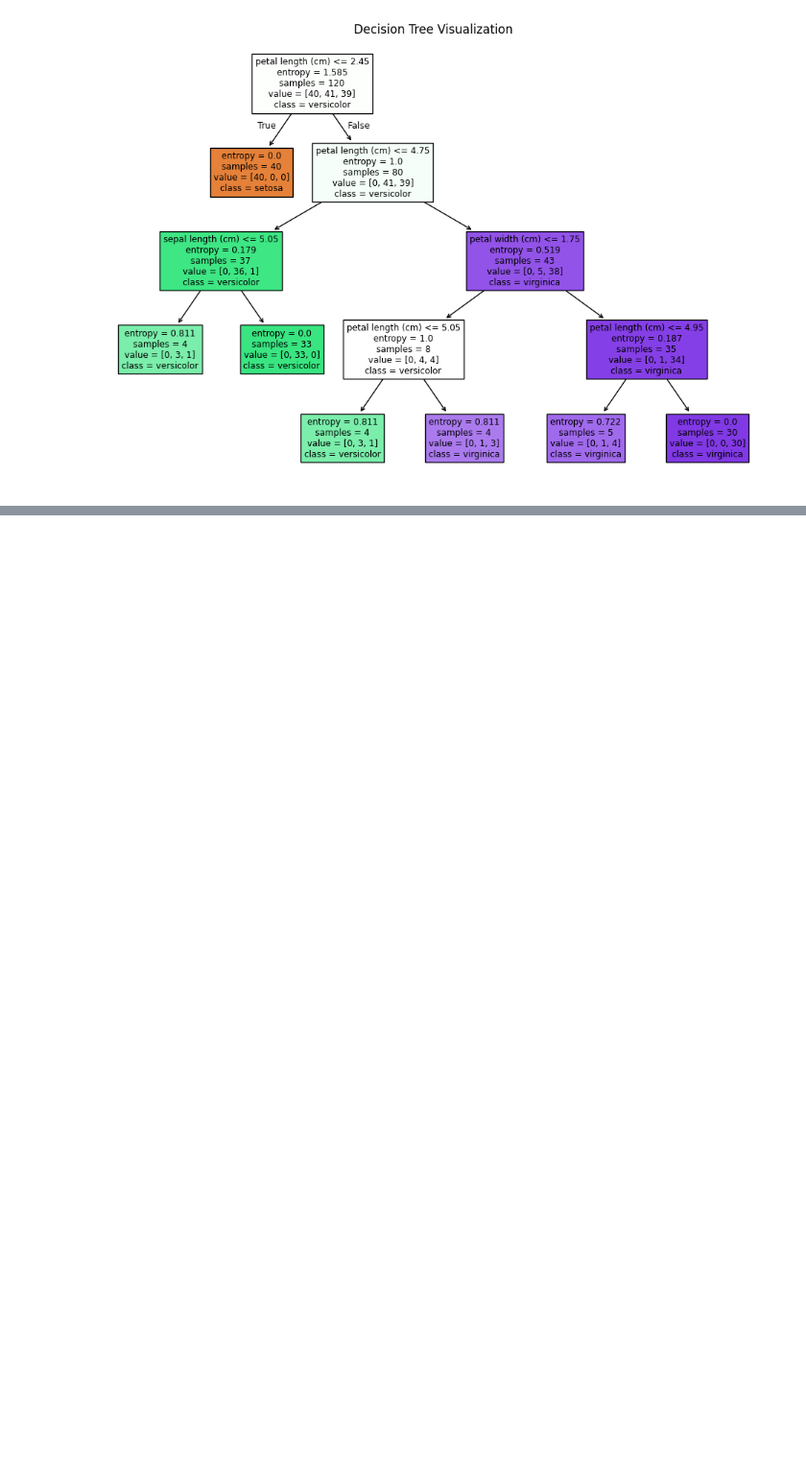
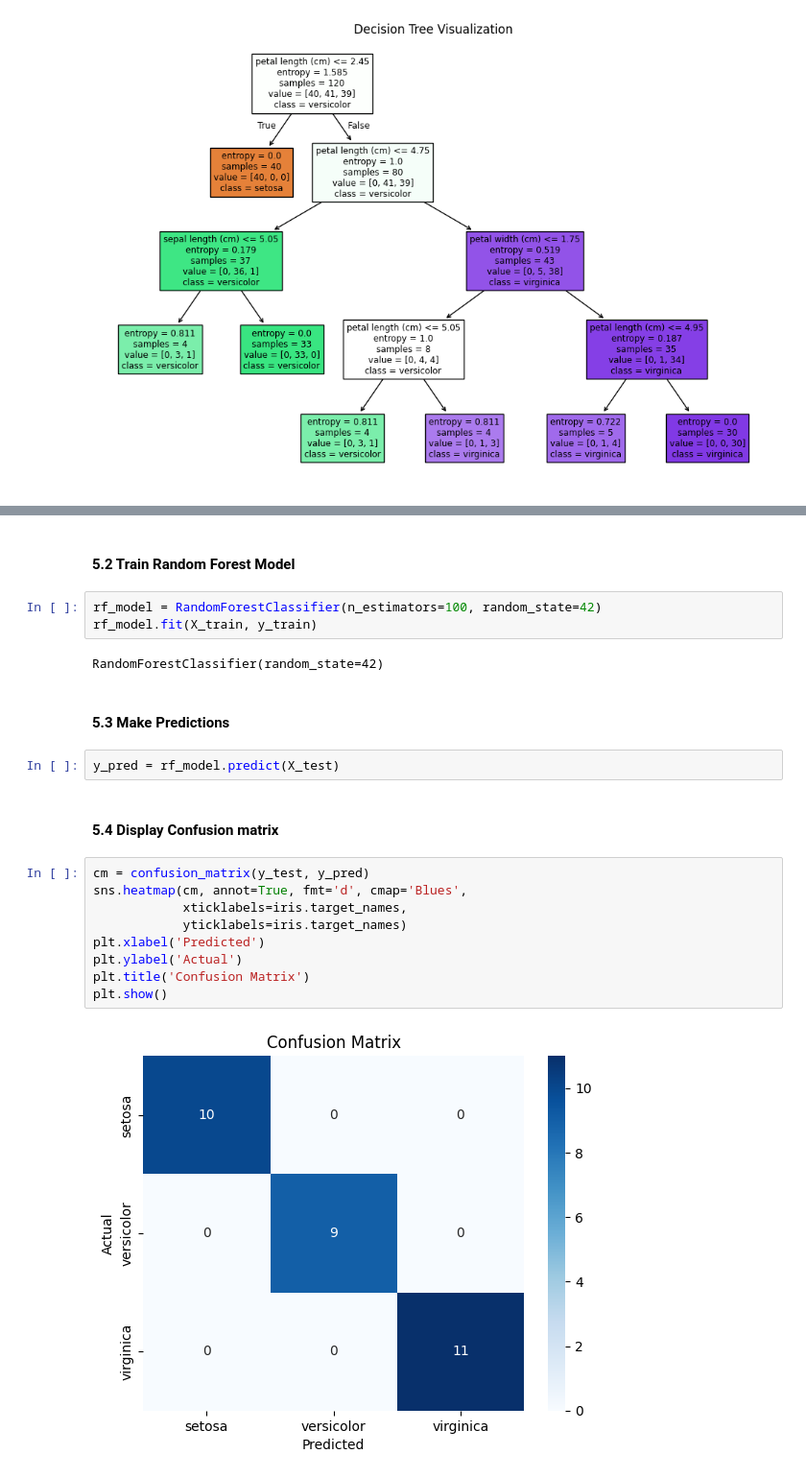
Before and after one commit to nxthxnael/Machine-Learning-Essentials, a Jupyter notebook: Practical Session 1/Nathanael_Mutua_SC212_0588_2022.ipynb, the cells around one changed output, grey strips where cells are left out. Shown at 96% size. Drawn from its saved outputs; the diff is of its cells as text; blank space fills up the shorter version.

```diff
--- a/Practical Session 1/Nathanael_Mutua_SC212_0588_2022.ipynb
+++ b/Practical Session 1/Nathanael_Mutua_SC212_0588_2022.ipynb
@@ -523,0 +571,24 @@ plt.show()
+# %% [markdown]
+#### **5.2 Train Random Forest Model**
+# %%
+rf_model = RandomForestClassifier(n_estimators=100, random_state=42)
+rf_model.fit(X_train, y_train)
+# %% [output]
+RandomForestClassifier(random_state=42)
+# %% [markdown]
+#### **5.3 Make Predictions**
+# %%
+y_pred = rf_model.predict(X_test)
+# %% [markdown]
+#### **5.4 Display Confusion matrix**
+# %%
+cm = confusion_matrix(y_test, y_pred)
+sns.heatmap(cm, annot=True, fmt='d', cmap='Blues',
+            xticklabels=iris.target_names,
+            yticklabels=iris.target_names)
+plt.xlabel('Predicted')
+plt.ylabel('Actual')
+plt.title('Confusion Matrix')
+plt.show()
+# %% [output]
+[figure, added]
```
Also changed, not shown: parts of 10 cells of this notebook.
